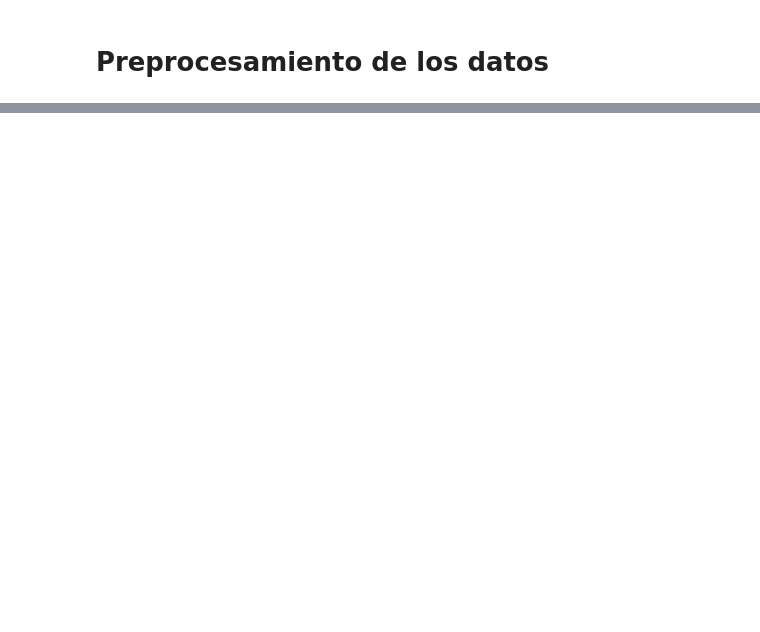
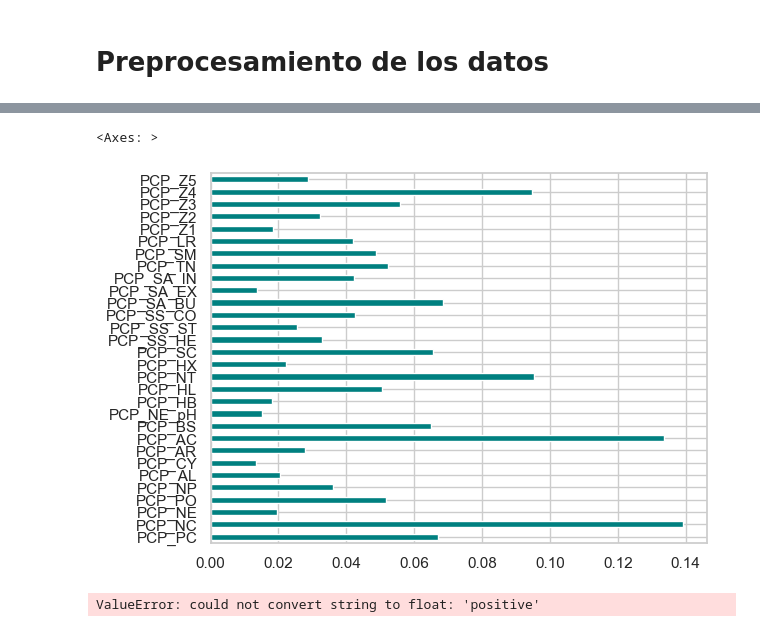
Before and after one commit to chrislara01/AMP, a Jupyter notebook: proc.ipynb, the cells around one changed output, grey strips where cells are left out. Saved outputs shown, nothing was run; the diff lists cells and outputs as text; code cells hidden in the pictures; blank space fills up the shorter version.

```diff
--- a/proc.ipynb
+++ b/proc.ipynb
@@ -235,6 +173,7 @@ y = feature['class'].copy()
 # %%
 # Codificando la clase de Y
-y = y.map({"positive": 1, "negative": 0})
+y_tr = y_tr.map({"positive": 1, "negative": 0})
+y_ts = y_ts.map({"positive": 1, "negative": 0})
 # %%
 # Seleccion de atributos utilizando Umbral de varianza
 from sklearn.feature_selection import VarianceThreshold
@@ -468,0 +246,18 @@ Text(0.5, 0, 'Feature Importance')
+# %%
+from sklearn.feature_selection import mutual_info_classif
+import matplotlib.pyplot as plt
+import pandas as pd
+
+importances = mutual_info_classif(X, y)
+feat_importances = pd.Series(importances, feature.columns[0:len(feature.columns)-1])
+feat_importances.plot(kind='barh', color='teal')
+# %% [output]
+<Axes: >
+[figure, added]
+# %%
+import seaborn as sns
+corr = feature.corr()
+plt.figure(figsize=(10,6))
+sns.heatmap(corr, annot = True)
+# %% [output]
+ValueError: could not convert string to float: 'positive'
```
Also changed, not shown: parts of 35 cells of this notebook, 2 other files.
